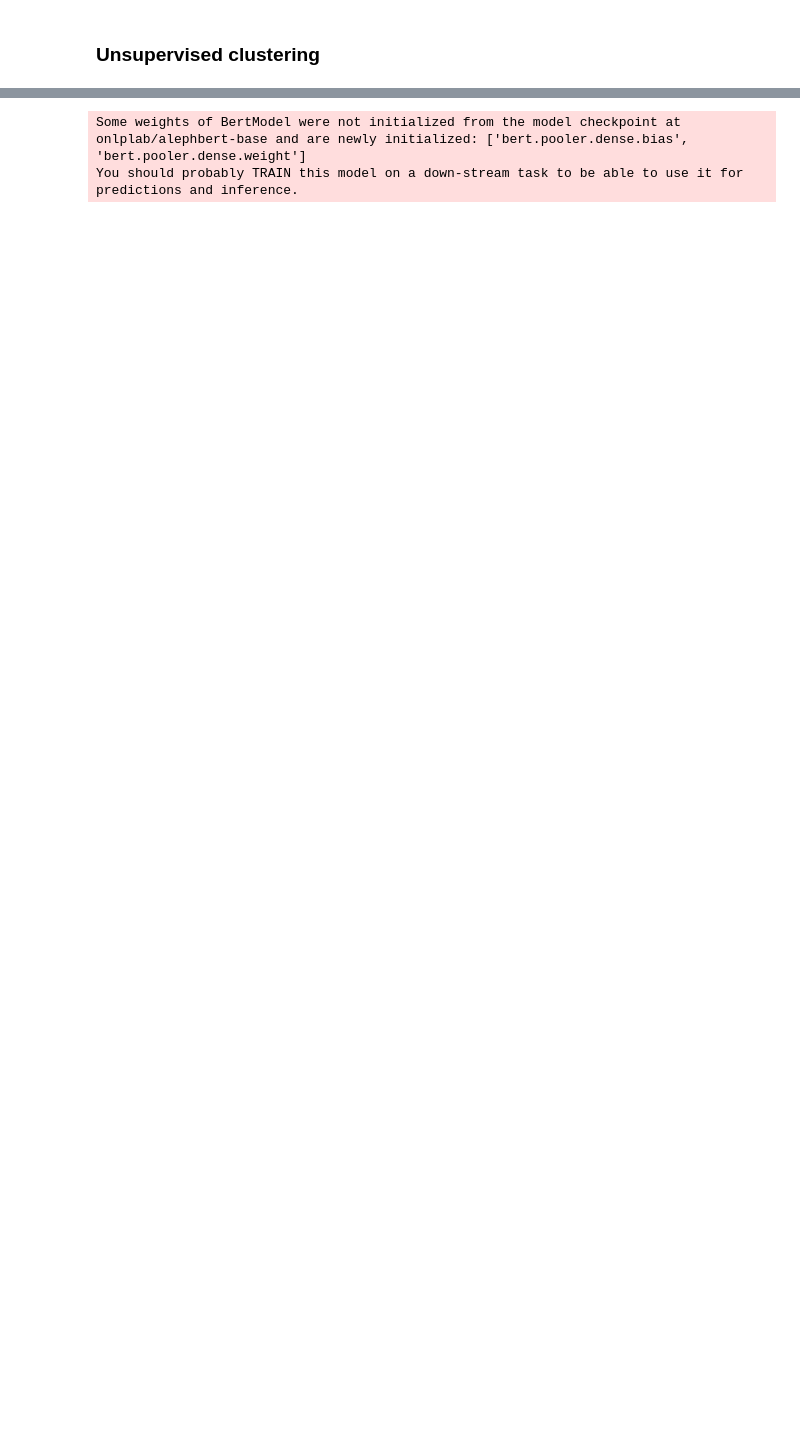
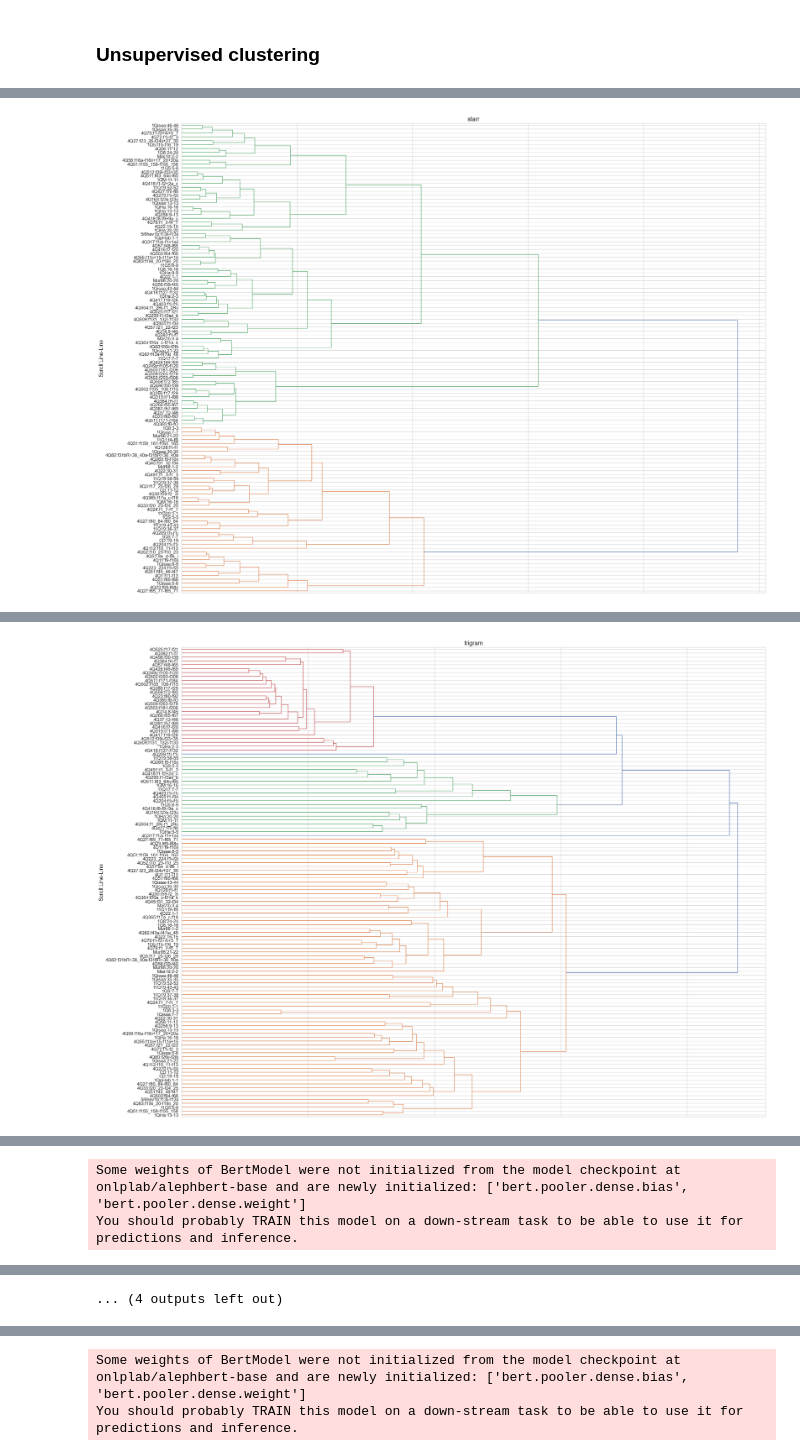
Before and after one commit to yonatanlou/QumranNLP, a Jupyter notebook: notebooks/3.0-clustering_by_book.ipynb, the cells around one changed output, grey strips where cells are left out. Cells and saved outputs as stored; diff of their text form; code cells hidden in the pictures; blank space fills up the shorter version.

Commit message:
checkpoint

```diff
--- a/notebooks/3.0-clustering_by_book.ipynb
+++ b/notebooks/3.0-clustering_by_book.ipynb
@@ -259,0 +680,34 @@ hierarchical_clustering_analysis(df_by_sentence, composition_to_check)
+# %%
+# Define the number of cross-validation splits
+NUM_CVS = 2
+FRAC = 0.05
+scores = []
+
+vectorizers= ["starr","trigram", "bert", "tfidf"]
+
+# Define the stratified sampling function
+def stratified_sample(df, stratify_column, frac, random_state=None):
+    df = df.reset_index().rename(columns={"index": "original_index"})
+    grouped = df.groupby(stratify_column)
+    stratified_df = grouped.apply(lambda x: x.sample(frac=frac, random_state=random_state)).reset_index(drop=True)
+    stratified_df = stratified_df.sort_values(by="original_index").drop(columns=["original_index"])
+    return stratified_df
+
+for i in tqdm(range(NUM_CVS)):
+    # Sample 90% of the data
+    sampled_df = stratified_sample(df, 'book', frac=FRAC, random_state=42 + i)
+    print(f"{datetime.now()} - {sampled_df.shape=}")
+
+    for vectorizer_type in tqdm(vectorizers):
+        vectorizer_matrix = vectorize_text(sampled_df, "text", vectorizer_type)
+        print(f"{datetime.now()} - {vectorizer_type=},{vectorizer_matrix.shape=}")
+
+        dasgupta_score = get_clusters_scores(sampled_df, "sentence_path", vectorizer_matrix, "ward", plot=True, metadata={"vectorizer_type":vectorizer_type})
+        dasgupta_score_rand = get_random_clusters_score(sampled_df, "sentence_path", vectorizer_matrix, "ward")
+        print(f"{dasgupta_score=}, {dasgupta_score_rand=}\n")
+
+        scores.append({"vectorizer": vectorizer_type, "dasgupta_score": dasgupta_score, "dasgupta_score_rand":dasgupta_score_rand, "cv": i})
+
+# Convert scores to a DataFrame for easier analysis
+scores_df = pd.DataFrame(scores)
+# %% [output]
@@ -259,0 +719 @@ hierarchical_clustering_analysis(df_by_sentence, composition_to_check)
+[figure, added]
@@ -259,0 +727 @@ hierarchical_clustering_analysis(df_by_sentence, composition_to_check)
+[figure, added]
@@ -259,0 +730,2 @@ hierarchical_clustering_analysis(df_by_sentence, composition_to_check)
+Some weights of BertModel were not initialized from the model checkpoint at onlplab/alephbert-base and are newly initialized: ['bert.pooler.dense.bias', 'bert.pooler.dense.weight']
+You should probably TRAIN this model on a down-stream task to be able to use it for predictions and inference.
@@ -259,0 +749 @@ hierarchical_clustering_analysis(df_by_sentence, composition_to_check)
+... (4 outputs left out)
```
Also changed, not shown: parts of 34 cells of this notebook.
